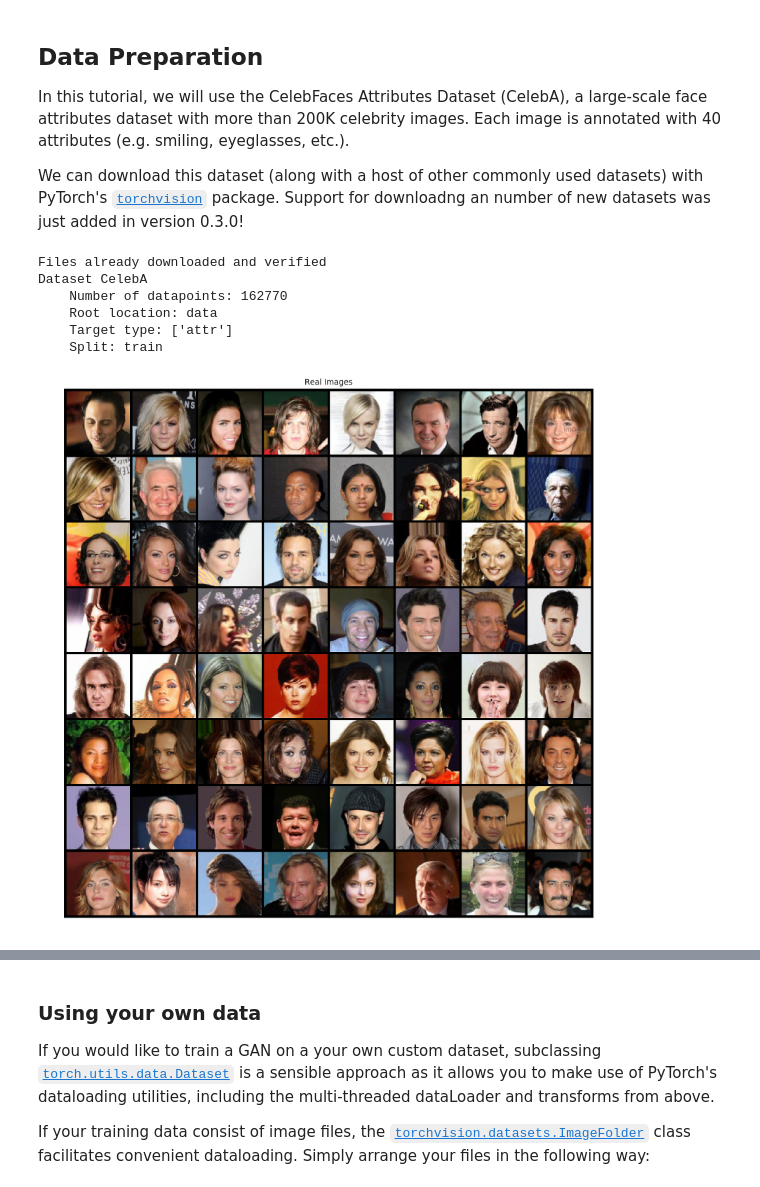
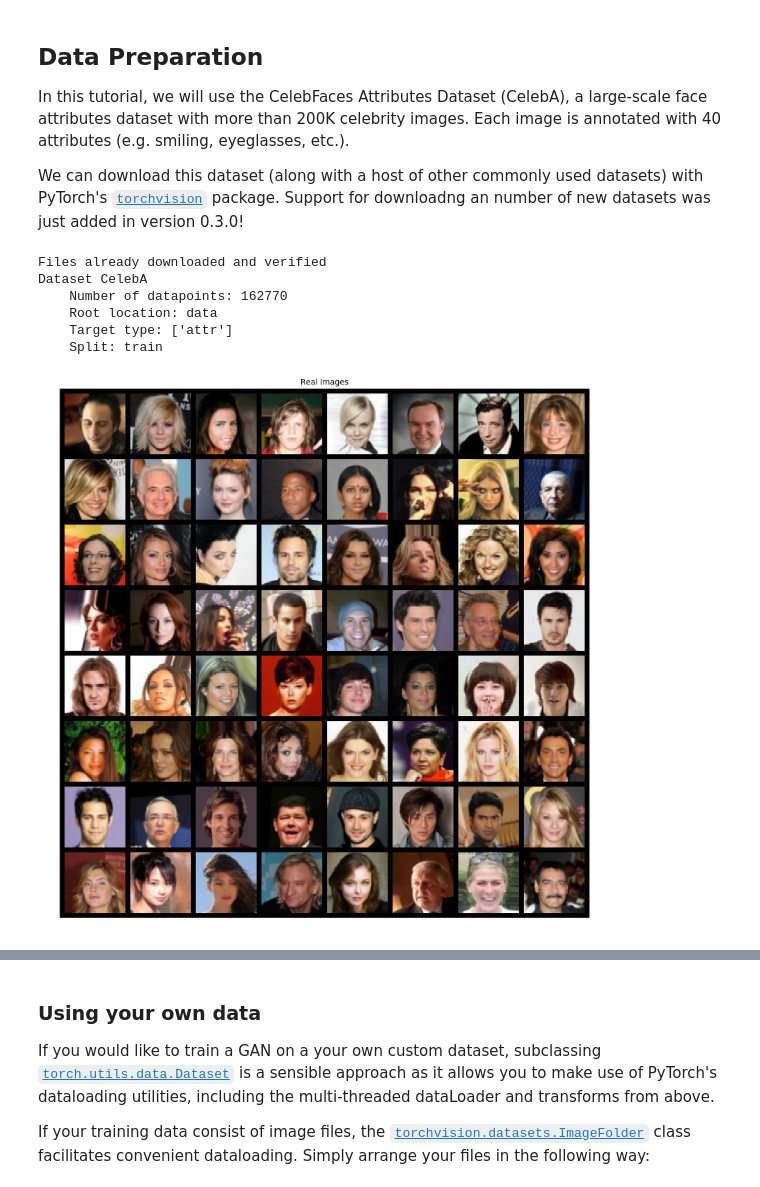
Before and after one commit to alexandonian/ganocracy, a Jupyter notebook: gan_training/Training.ipynb, the cells around one changed output, grey strips where cells are left out. Saved outputs shown, nothing was run; the diff lists cells and outputs as text; code cells hidden in the pictures.

```diff
--- a/gan_training/Training.ipynb
+++ b/gan_training/Training.ipynb
@@ -66,7 +76,7 @@ batch_size = 256  # Batch size per forward/backward pass.
 download = True   # If data is not found, download and cache it.
 split = 'train'   # Dataset split (train or val), if applicable.
 
-resolution = 128  # Spatial size of training images. Resized if needed.
+resolution = 64  # Spatial size of training images. Resized if needed.
 
 dim_z = 100 # Size of z latent vector (i.e. size of generator input)
 G_ch = 64   # Channel multiplier - scales number of features per conv in G and D
@@ -90,8 +100,8 @@ D_betas = (0.5, 0.999)
 ngpu = 2 # Number of GPUs available. Use 0 for CPU mode.
 device = torch.device("cuda:0" if (torch.cuda.is_available() and ngpu > 0) else "cpu")
 
-test_every = 500
-sample_every = 100
+test_every = 500   # How frequently to evaluate our model. Use 0 to skip testing.
+sample_every = 100 # How frequently we save fixed noise samples.
 
 name = 'dev_ema_cDCGAN'    # Experiment specific prefix.
 model_dir = 'checkpoints'  # Directory to store model checkpoints.
@@ -130,31 +140,34 @@ We can download this dataset (along with a host of other commonly used datasets)
 # %%
 def choose_random_attribute(target):
     """Given multiclass attribute vector, choose one attribute randomly."""
     return random.choice([i for i, x in enumerate(target) if x == 1])
+
+def is_smiling(target):
+    return target[31]
 
 # Create the dataset with transforms.
 dataset = torchvision.datasets.CelebA(dataroot,
                                       download=download,
                                       transform=transforms.Compose([
                                           transforms.Resize(resolution),
                                           transforms.CenterCrop(resolution),
                                           transforms.ToTensor(),
                                           transforms.Normalize((0.5, 0.5, 0.5),  # Normalize between -1 and 1.
                                                                (0.5, 0.5, 0.5))]),
-                                       target_transform=lambda x: 0)
+                                       target_transform=is_smiling)
 # Create the dataloader.
 dataloader = torch.utils.data.DataLoader(dataset,
                                          shuffle=True,
                                          batch_size=D_batch_size,
                                          num_workers=num_workers)
 # Let's take a look at some samples
 vutils.visualize_data(dataloader)
 # %% [output]
 Files already downloaded and verified
 Dataset CelebA
     Number of datapoints: 162770
     Root location: data
     Target type: ['attr']
     Split: train
-[figure, old version]
+[figure, new version]
 # %%
```
Also changed, not shown: parts of 20 cells of this notebook.
